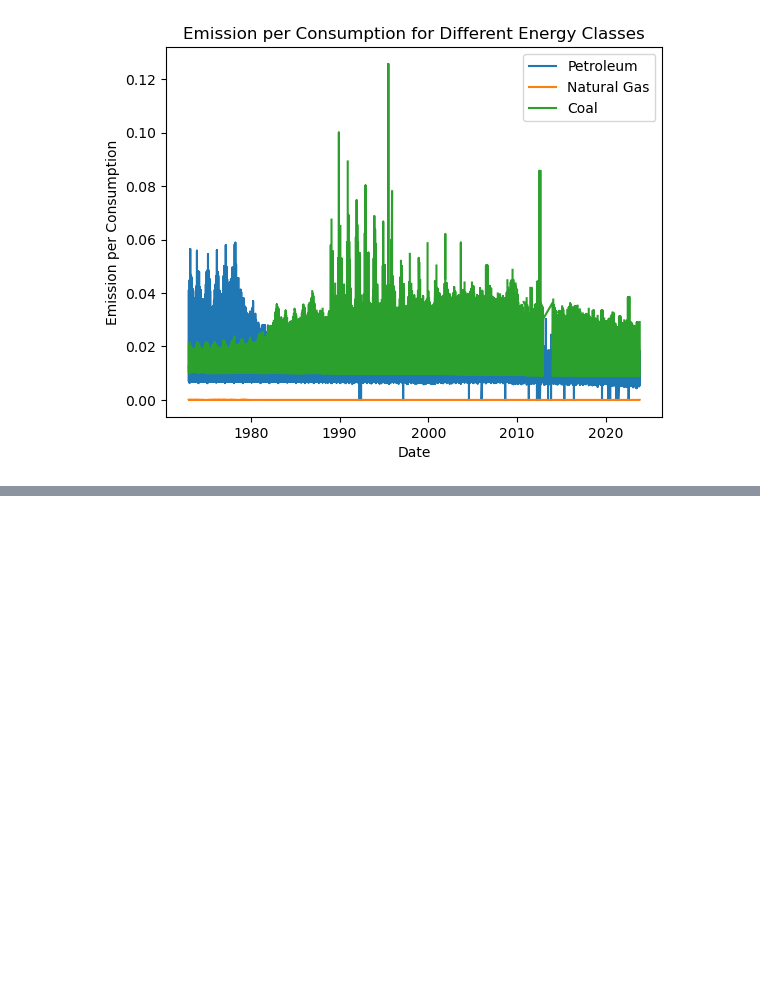
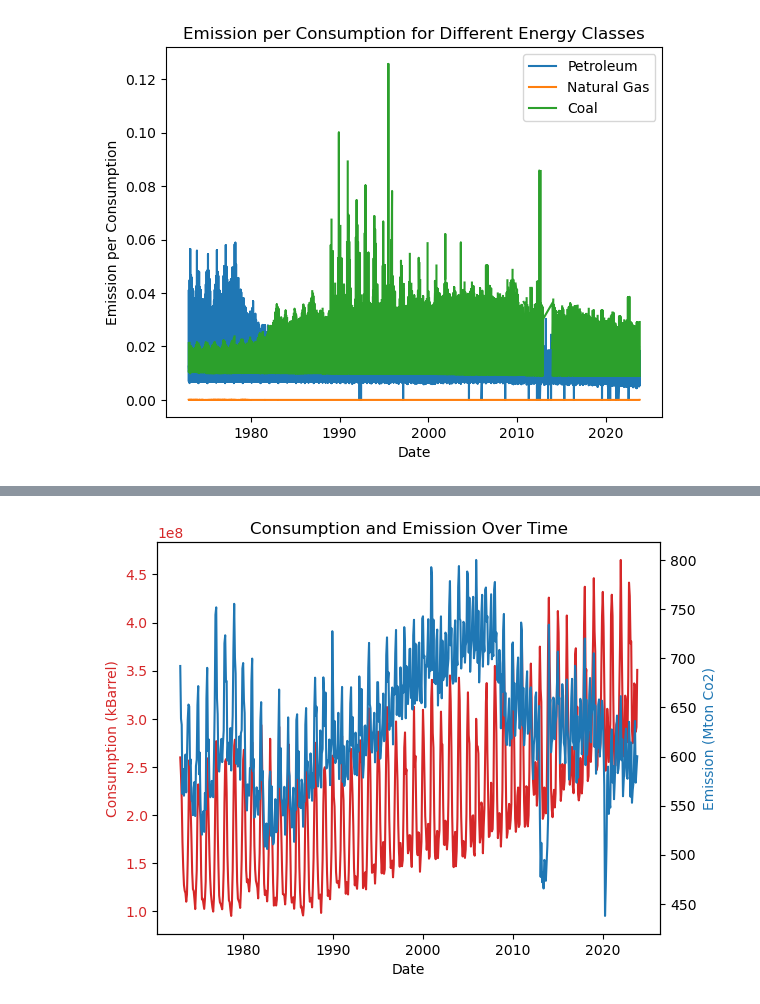
Before and after one commit to chtang-hmc/Spring-Invitation-Datathon-2024, a Jupyter notebook: Merge_Emissions_Consumption.ipynb, the cells around one changed output, grey strips where cells are left out. Drawn from its saved outputs; the diff is of its cells as text; code cells hidden in the pictures; blank space fills up the shorter version.

```diff
--- a/Merge_Emissions_Consumption.ipynb
+++ b/Merge_Emissions_Consumption.ipynb
@@ -93,0 +104,21 @@ plt.show()
+# %%
+# plot emission and consumption on the same graph but different scales
+
+fig, ax1 = plt.subplots()
+
+color = 'tab:red'
+ax1.set_xlabel('Date')
+ax1.set_ylabel('Consumption (kBarrel)', color=color)
+ax1.plot(total_df.index, total_df['Consumption (kBarrel)'], color=color)
+ax1.tick_params(axis='y', labelcolor=color)
+
+ax2 = ax1.twinx()
+color = 'tab:blue'
+ax2.set_ylabel('Emission (Mton Co2)', color=color)
+ax2.plot(total_df.index, total_df['Emission (Mton Co2)'], color=color)
+
+fig.tight_layout()
+plt.title('Consumption and Emission Over Time')
+plt.show()
+# %% [output]
+[figure, added]
```
Also changed, not shown: parts of 6 cells of this notebook.
